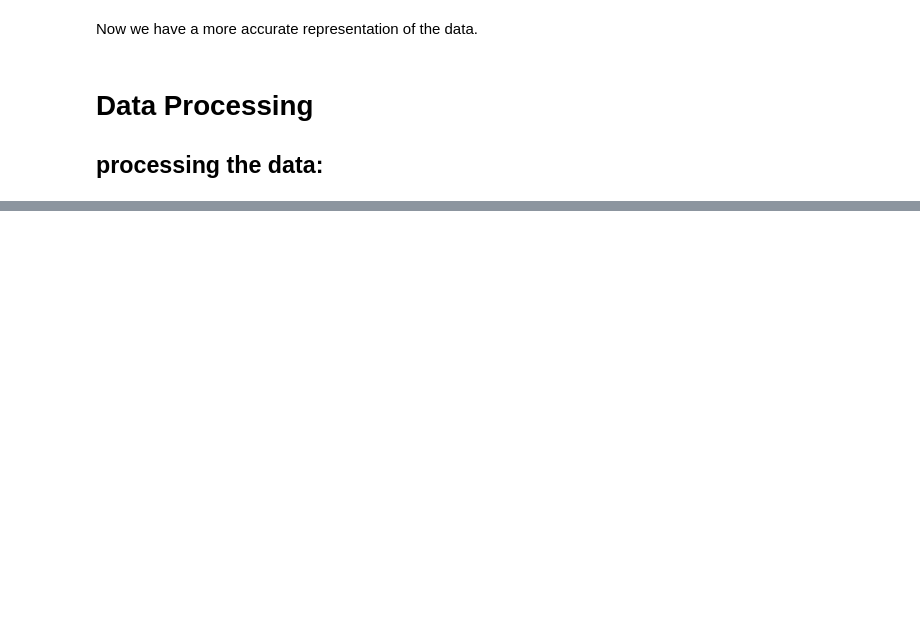
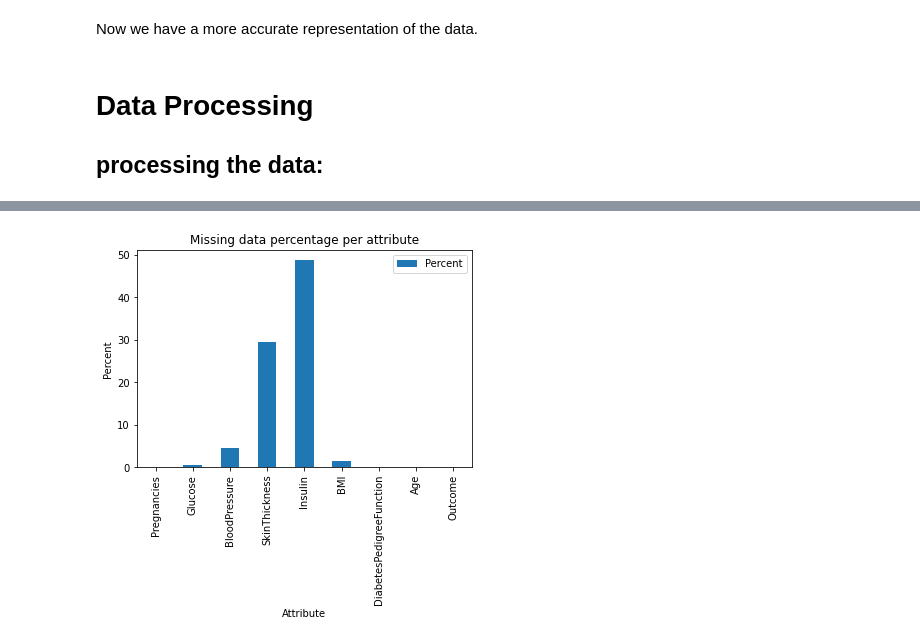
Before and after one commit to alessandro1g/alessandro1g.github.io, a Jupyter notebook: CMSC320final.ipynb, the cells around one changed output, grey strips where cells are left out. Cells and saved outputs as stored; diff of their text form; code cells hidden in the pictures; blank space fills up the shorter version.

```diff
--- a/CMSC320final.ipynb
+++ b/CMSC320final.ipynb
@@ -80,5 +92,3 @@ There is an issue when it comes to the lower bounds as there are many 0 values t
-# %%
-attributes = attributes.replace(0,np.nan)
 # %%
 attributes.describe()
 # %% [output]
@@ -99,0 +156,19 @@ Now we have a more accurate representation of the data.
+# %%
+attributes[['Glucose','BloodPressure','SkinThickness','Insulin','BMI']] = attributes[['Glucose','BloodPressure','SkinThickness','Insulin','BMI']].replace(0,np.NaN)
+# %%
+def plot_missing(data, key):
+    null_feat = pd.DataFrame(len(data[key]) - data.isnull().sum(), columns = ['Count'])
+    percentage_null = pd.DataFrame((len(data[key]) - (len(data[key]) - data.isnull().sum()))/len(data[key])*100, columns = ['Percent'])
+    percentage_null = percentage_null.round(2)
+
+    result = pd.concat([null_feat, percentage_null], axis=1, join='inner')
+    result.plot(y='Percent',use_index=True, kind = 'bar')
+    plt.title('Missing data percentage per attribute')
+    plot.ylabel('Percent')
+    plot.xlabel('Attribute')
+
+    return result
+# %%
+percent_missing = plot_missing(attributes, 'Outcome')
+# %% [output]
+[figure, added]
```
Also changed, not shown: parts of 19 cells of this notebook.
